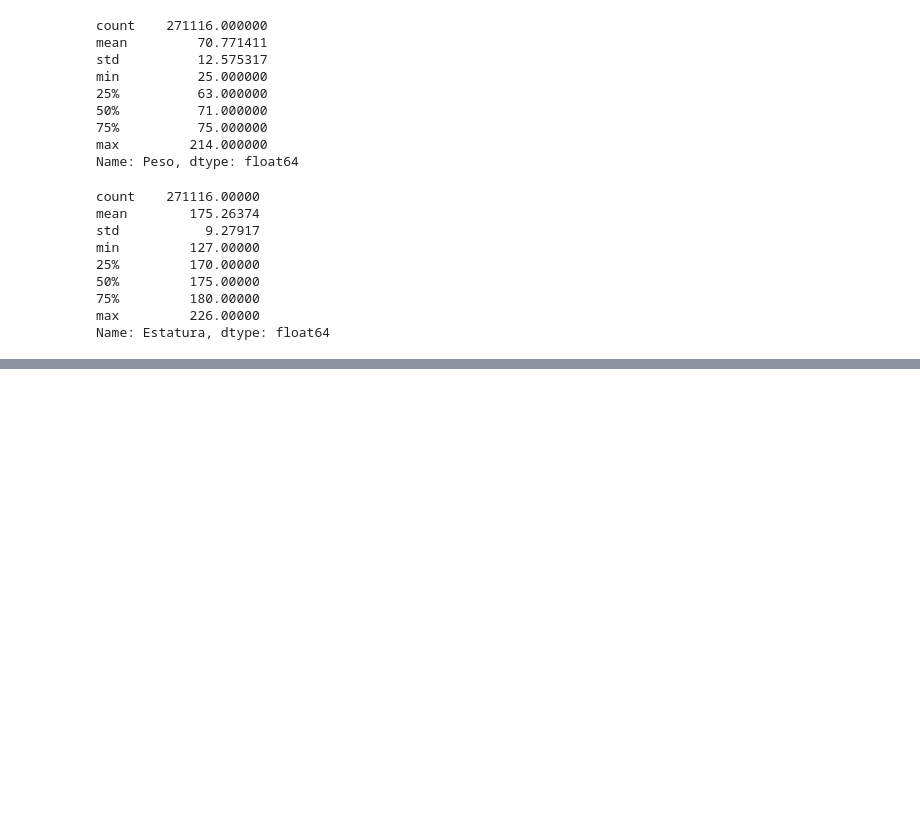
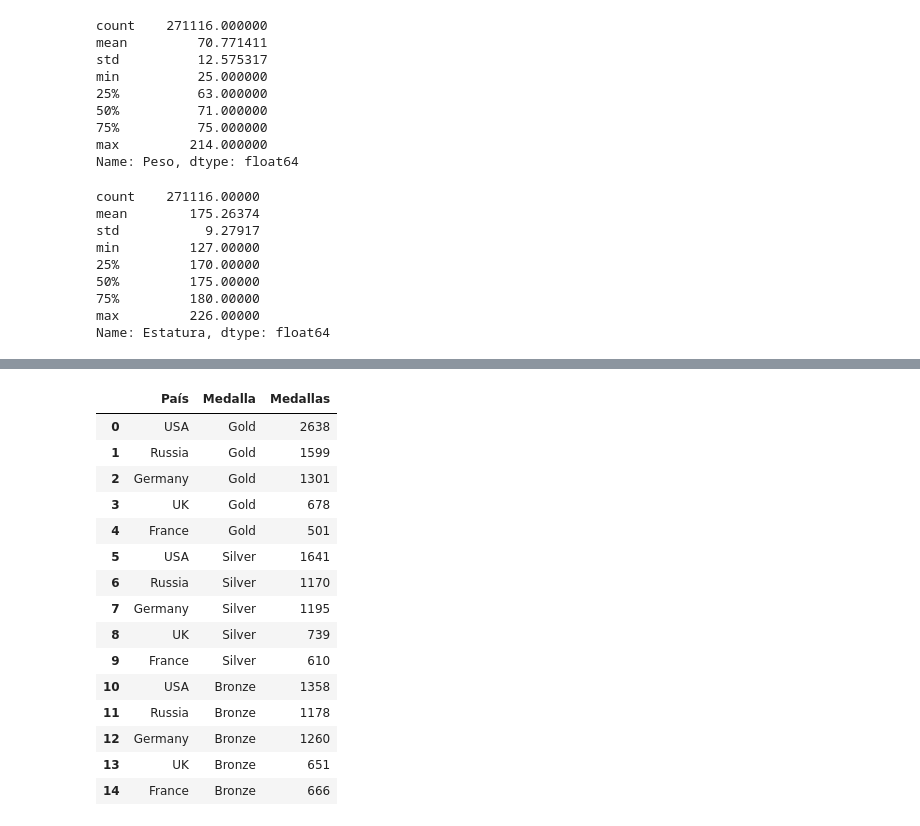
Before and after one commit to DaniaGarciaM/Olympics-DGM, a Jupyter notebook: queries.ipynb, the cells around one changed output, grey strips where cells are left out. Cells and saved outputs as stored; diff of their text form; code cells hidden in the pictures; blank space fills up the shorter version.

```diff
--- a/queries.ipynb
+++ b/queries.ipynb
@@ -252,0 +275,4 @@ registro.head()
+# %%
+medallas_por_país = registro.groupby(['País', 'Medalla']).size().unstack(fill_value=0)
+medallas_por_país.reset_index(inplace=True)
+medallas_por_país
@@ -252,0 +293,4 @@ registro.head()
+# %%
+medallas_por_país['Total'] = medallas_por_país[['Gold','Bronze','Silver']].sum(axis=1)
+medallas_por_país_top = medallas_por_país.sort_values(by='Total', ascending=False).head(5)
+medallas_por_país_top
@@ -252,0 +304,22 @@ registro.head()
+# %%
+medallas = medallas_por_país_top[['País', 'Gold', 'Silver', 'Bronze']]
+medallas_melted = pd.melt(medallas_por_país_top, id_vars=['País'], value_vars=['Gold', 'Silver', 'Bronze'],
+                          var_name='Medalla', value_name='Medallas')
+medallas_melted
+# %% [output]
+|  | País | Medalla | Medallas |
+| 0 | USA | Gold | 2638 |
+| 1 | Russia | Gold | 1599 |
+| 2 | Germany | Gold | 1301 |
+| 3 | UK | Gold | 678 |
+| 4 | France | Gold | 501 |
+| 5 | USA | Silver | 1641 |
+| 6 | Russia | Silver | 1170 |
+| 7 | Germany | Silver | 1195 |
+| 8 | UK | Silver | 739 |
+| 9 | France | Silver | 610 |
+| 10 | USA | Bronze | 1358 |
+| 11 | Russia | Bronze | 1178 |
+| 12 | Germany | Bronze | 1260 |
+| 13 | UK | Bronze | 651 |
+| 14 | France | Bronze | 666 |
```
Also changed, not shown: parts of 15 cells of this notebook, 2 other files.
